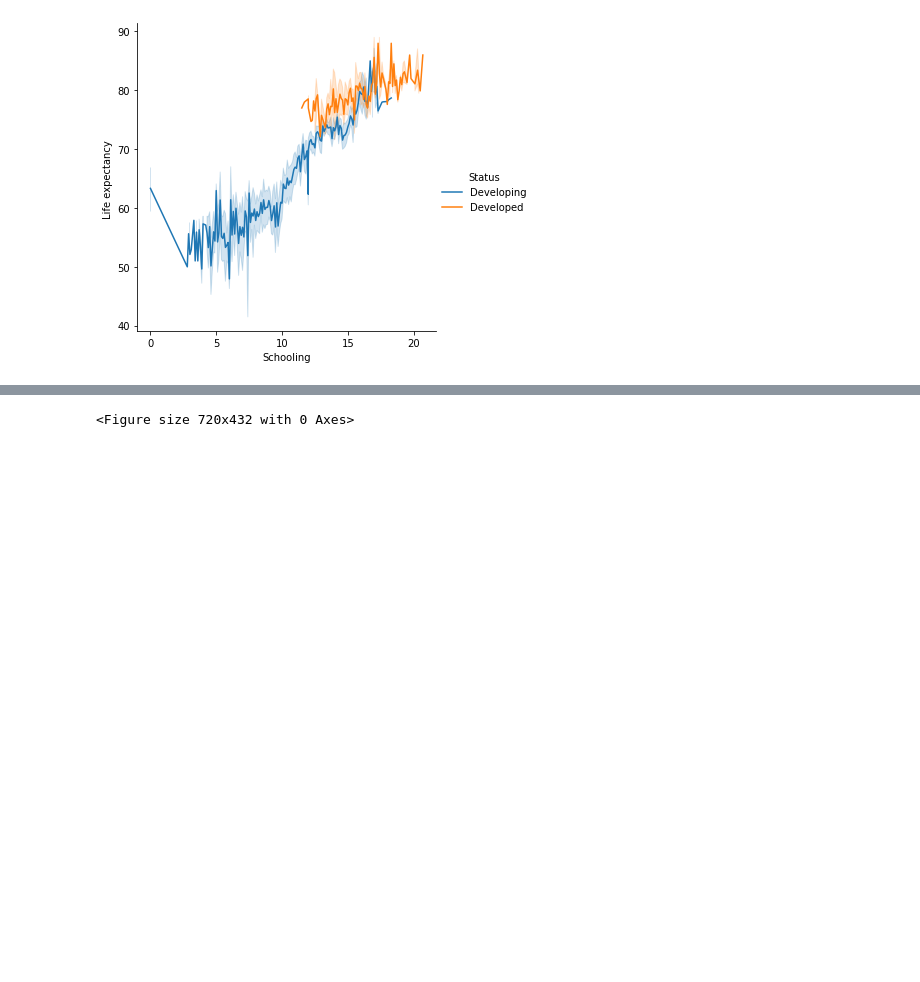
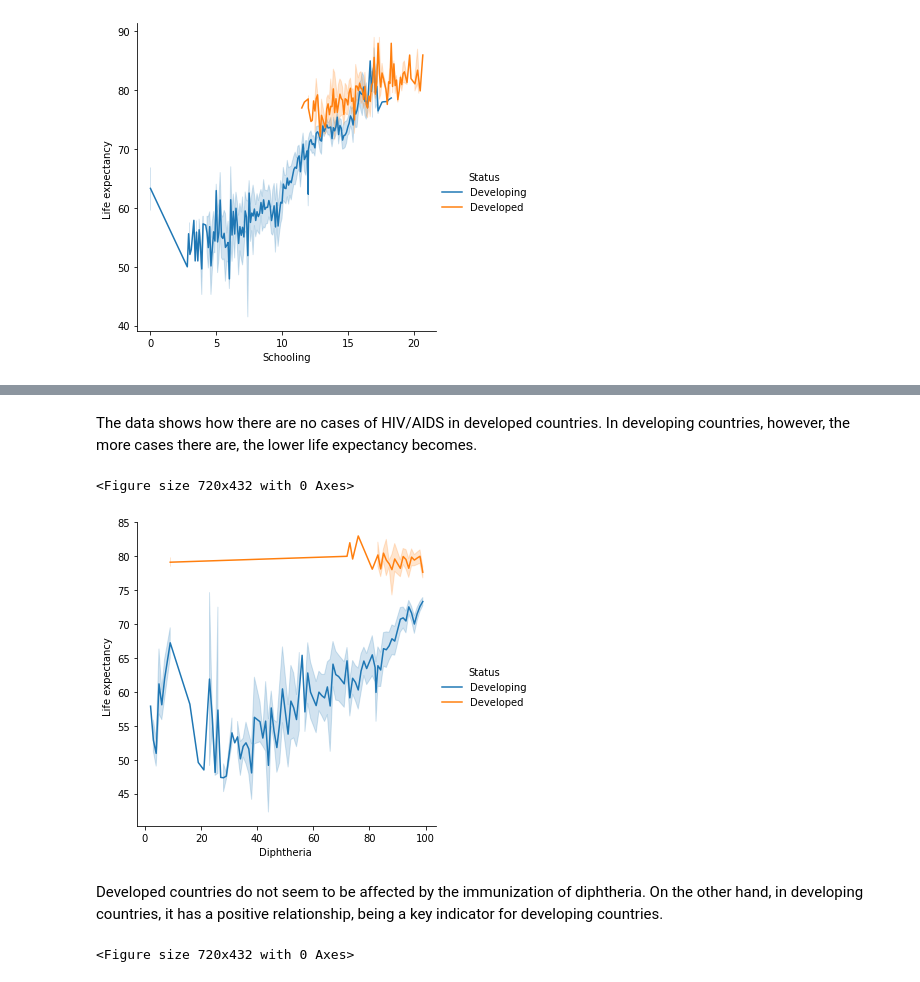
Before and after one commit to srodriguez252/Life-Expectancy, a Jupyter notebook: life_expectancy.ipynb, the cells around one changed output, grey strips where cells are left out. Saved outputs shown, nothing was run; the diff lists cells and outputs as text; code cells hidden in the pictures; blank space fills up the shorter version.

```diff
--- a/life_expectancy.ipynb
+++ b/life_expectancy.ipynb
@@ -369,3 +403,16 @@ plt.show()
+# %% [markdown]
+The data shows how there are no cases of HIV/AIDS in developed countries. In developing countries, however, the more cases there are, the lower life expectancy becomes.
+# %%
+#Plot showing the relationship between life expectancy, Diphtheria  and status
+plt.figure(figsize=(10, 6))
+sns.relplot(data=plot_df, kind="line",x="Diphtheria ", y="Life expectancy ", hue="Status",)
+
+plt.show()
+# %% [output]
+<Figure size 720x432 with 0 Axes>
+[figure, added]
+# %% [markdown]
+Developed countries do not seem to be affected by the immunization of diphtheria. On the other hand, in developing countries, it has a positive relationship, being a key indicator for developing countries.
 # %%
 #Plot showing the relationship between life expectancy, polio and status
 plt.figure(figsize=(10, 6))
```
Also changed, not shown: parts of 42 cells of this notebook.
